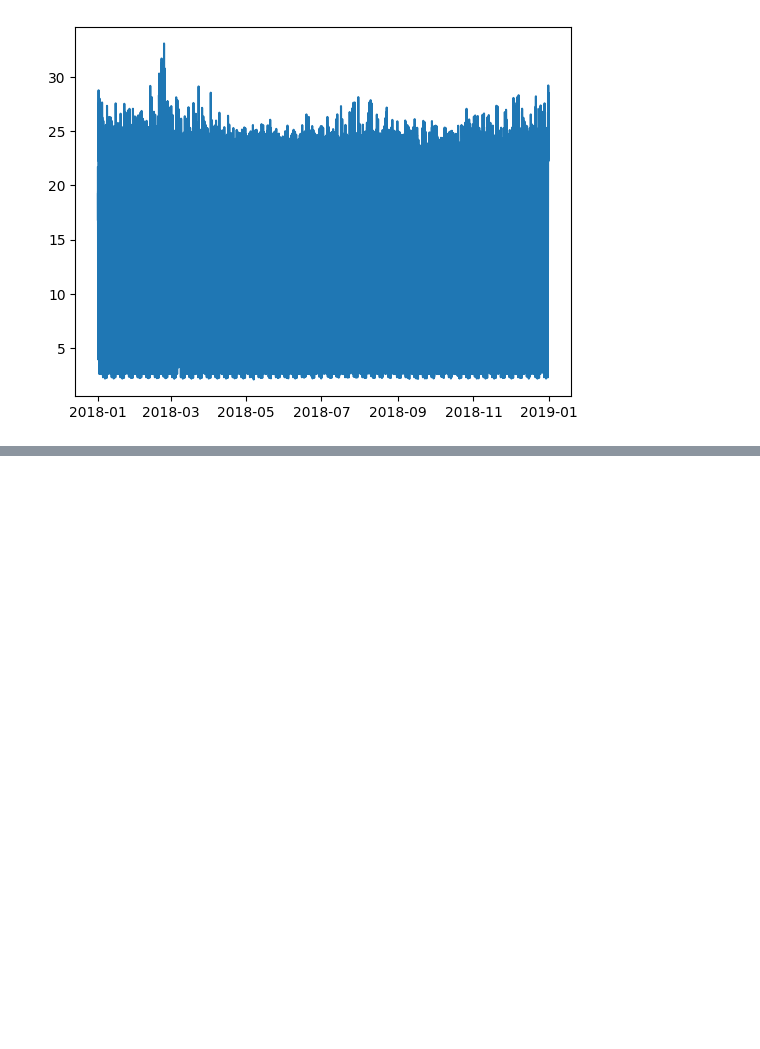
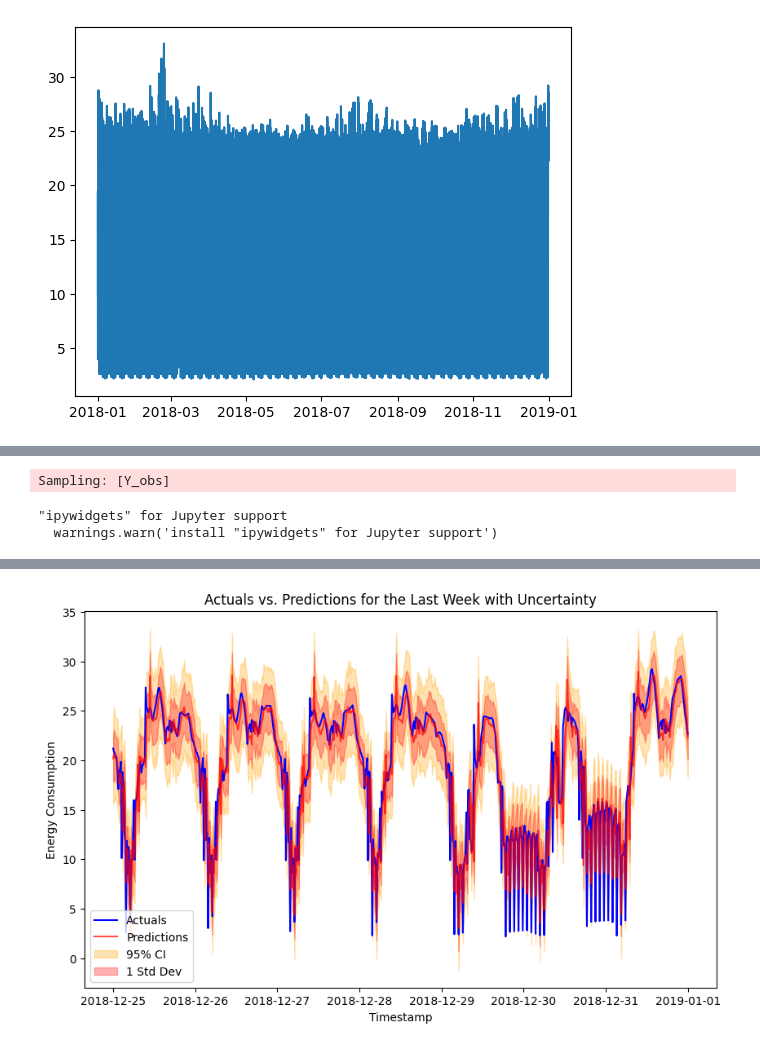
Before and after one commit to alexanderkell/Probabilistic-Forecasting, a Jupyter notebook: notebooks/1.0-ajmk-initial-exploration.ipynb, the cells around one changed output, grey strips where cells are left out. Saved outputs shown, nothing was run; the diff lists cells and outputs as text; code cells hidden in the pictures; blank space fills up the shorter version.

```diff
--- a/notebooks/1.0-ajmk-initial-exploration.ipynb
+++ b/notebooks/1.0-ajmk-initial-exploration.ipynb
@@ -127,0 +219,39 @@ array([<Axes: title={'center': 'alpha'}>,
+# %%
+last_week_df = filtered_df[filtered_df['timestamp'] >= filtered_df['timestamp'].max() - pd.Timedelta(days=7)]
+
+import arviz as az
+
+# Generate posterior predictive samples for the filtered last week data
+with model:
+    posterior_pred_last_week = pm.sample_posterior_predictive(trace, var_names=['Y_obs'])
+
+# Extract predictive statistics including mean and hdi (High Density Interval)
+predictive_stats = az.summary(posterior_pred_last_week.posterior_predictive, kind="stats")
+predictions_last_week = predictive_stats["mean"].values[-673:]
+lower_bound = predictive_stats["hdi_3%"].values[-673:]
+upper_bound = predictive_stats["hdi_97%"].values[-673:]
+
+std_dev = predictive_stats["sd"].values[-673:]
+
+# Extract actual values for the last week
+actuals_last_week = last_week_df[target].values
+
+# Ensure the timestamps and predictions lengths match
+if len(predictions_last_week) != len(actuals_last_week):
+    raise ValueError("Mismatch in the length of actuals and predictions.")
+
+# Plot actuals vs. predictions for the last week with uncertainty
+plt.figure(figsize=(10, 6))
+plt.plot(last_week_df['timestamp'], actuals_last_week, label='Actuals', color='blue')
+plt.plot(last_week_df['timestamp'], predictions_last_week, label='Predictions', color='red', alpha=0.7)
+plt.fill_between(last_week_df['timestamp'], lower_bound, upper_bound, color='orange', alpha=0.3, label='95% CI')
+plt.fill_between(last_week_df['timestamp'], predictions_last_week - std_dev, predictions_last_week + std_dev, color='red', alpha=0.3, label='1 Std Dev')
+plt.xlabel('Timestamp')
+plt.ylabel('Energy Consumption')
+plt.title('Actuals vs. Predictions for the Last Week with Uncertainty')
+plt.legend()
+plt.show()
+# %% [output]
+Sampling: [Y_obs]
+"ipywidgets" for Jupyter support
+  warnings.warn('install "ipywidgets" for Jupyter support')
@@ -127,0 +260 @@ array([<Axes: title={'center': 'alpha'}>,
+[figure, added]
```
Also changed, not shown: parts of 8 cells of this notebook.
